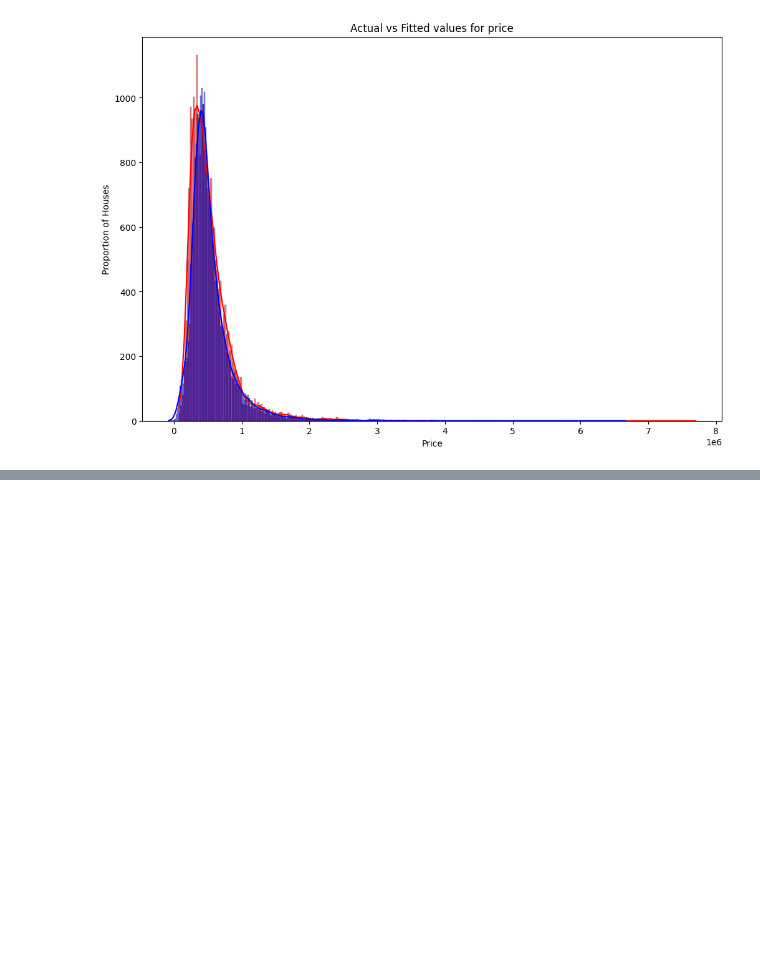
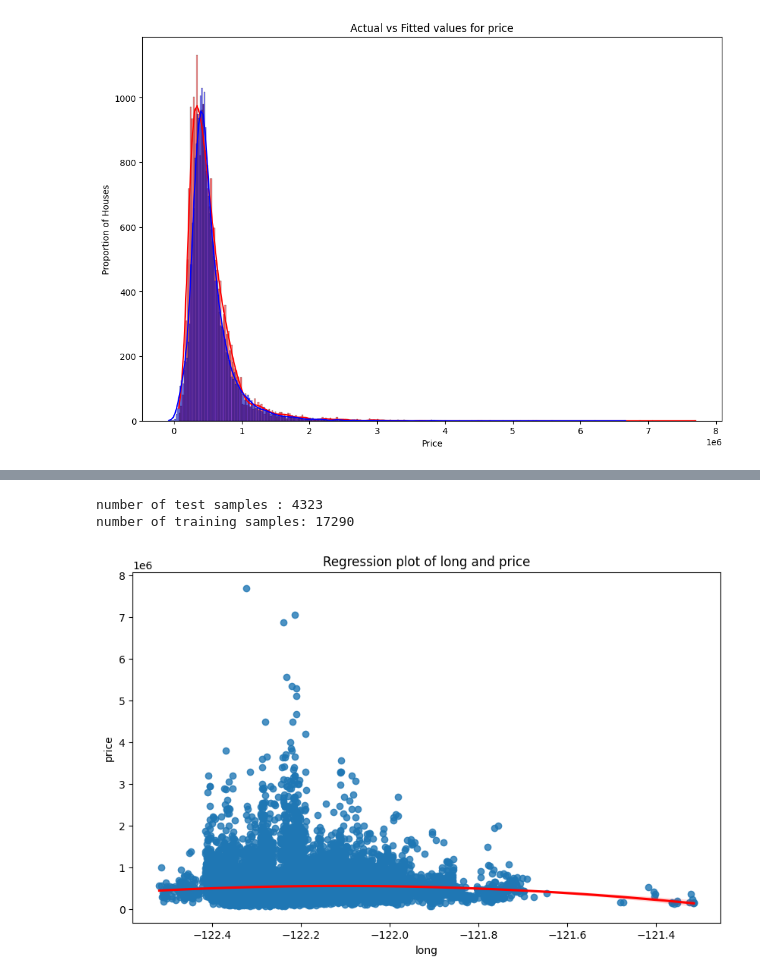
Before and after one commit to GirmaSis/house-price-prediction, a Jupyter notebook: house_price_notebook.ipynb, the cells around one changed output, grey strips where cells are left out. Saved outputs shown, nothing was run; the diff lists cells and outputs as text; code cells hidden in the pictures; blank space fills up the shorter version.

Commit message:
ridge regression

```diff
--- a/house_price_notebook.ipynb
+++ b/house_price_notebook.ipynb
@@ -450,0 +460,45 @@ plt.show()
+# %%
+from sklearn.preprocessing import PolynomialFeatures
+from sklearn.linear_model import Ridge
+
+# Split the data into training and testing sets
+X_train, X_test, Y_train, Y_test = train_test_split(X, Y, test_size=0.2, random_state=0)
+
+print("number of test samples :", X_test.shape[0])
+print("number of training samples:",X_train.shape[0])
+
+# Create and train the model
+lre=LinearRegression()
+lre.fit(X_train, Y_train)
+
+# Perform second order polynomial transform on training data
+poly = PolynomialFeatures(degree=2)
+X_train_poly = poly.fit_transform(X_train)
+
+# Perform second order polynomial transform on testing data
+X_test_poly = poly.transform(X_test)
+
+# Create and fit a Ridge regression object using the training data
+ridge = Ridge(alpha=0.1)
+ridge.fit(X_train_poly, Y_train)
+
+
+# Model Evaluation using Visualization
+# Perform a degree 2 polynomial transform on the feature
+pr=PolynomialFeatures(degree=2)
+Z_pr=pr.fit_transform(Z)
+
+# Create and fit a Ridge regression object using the polynomial data
+ridge = Ridge(alpha=0.1)
+ridge.fit(Z_pr, df['price'])
+ridge.score(Z_pr, df['price'])
+
+# Visualize the regression line
+plt.figure(figsize=(10, 6))
+sns.regplot(x='long', y='price', data=df, order=2, line_kws={"color": "red"})
+plt.title('Regression plot of long and price')
+plt.show()
+# %% [output]
+number of test samples : 4323
+number of training samples: 17290
+[figure, added]
```
Also changed, not shown: parts of 3 cells of this notebook.
